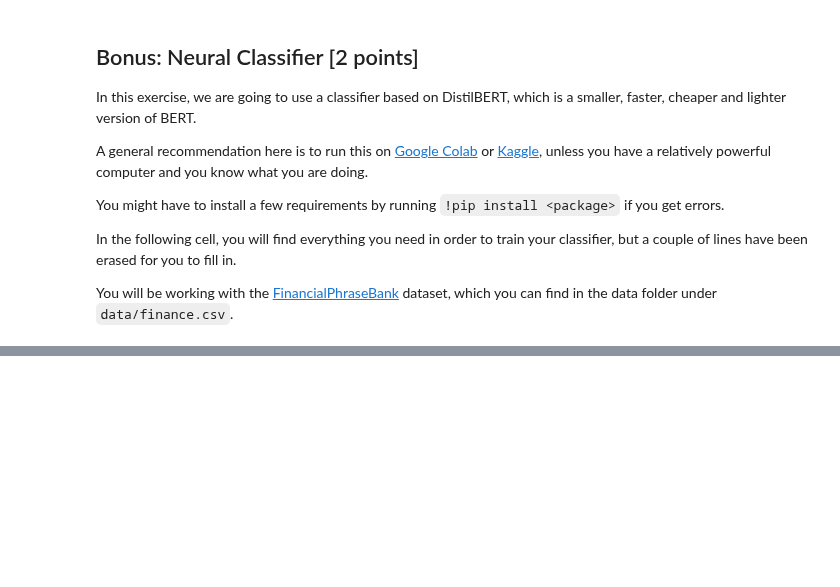
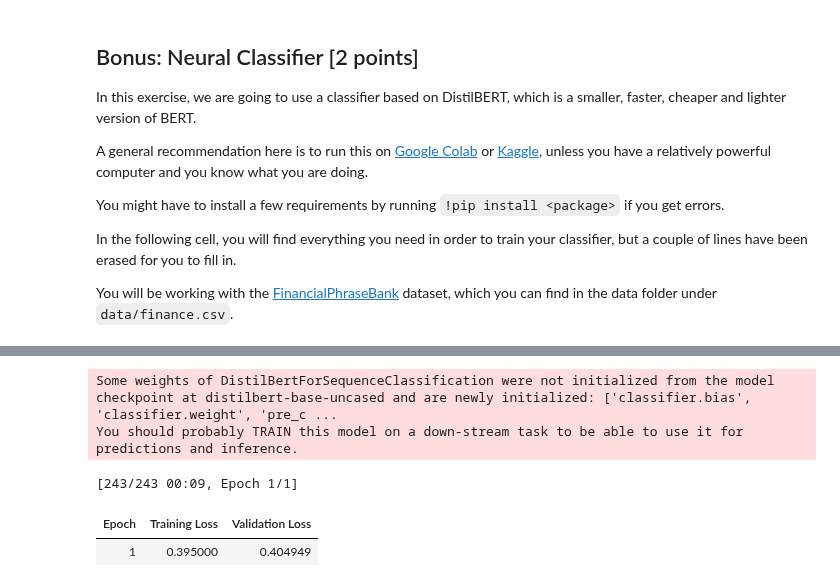
Before and after one commit to Maxewang0220/SNLP, a Jupyter notebook: Assignment_7/Assignment7.ipynb, the cells around one changed output, grey strips where cells are left out. Cells and saved outputs as stored; diff of their text form; code cells hidden in the pictures; blank space fills up the shorter version.

```diff
--- a/Assignment_7/Assignment7.ipynb
+++ b/Assignment_7/Assignment7.ipynb
@@ -711,54 +837,95 @@ You will be working with the [FinancialPhraseBank](https://www.kaggle.com/datase
 #
 # Your code here!
 #
+import pandas as pd
 import torch
-from transformers import DistilBertTokenizerFast, DistilBertForSequenceClassification, Trainer, TrainingArguments
+from transformers import (
+    DistilBertTokenizerFast,
+    DistilBertForSequenceClassification,
+    Trainer,
+    TrainingArguments,
+)
 from transformers import DataCollatorWithPadding
 from datasets import Dataset
 from tqdm import tqdm as tqdm
+from sklearn.tree import DecisionTreeClassifier
+
+df = pd.read_csv(
+    "data/finance.csv",
+    header=None,
+    names=["sentiment", "sentence"],
+    encoding="latin-1",
+)
+df.dropna(inplace=True)
+
+sentiment_map = {"positive": 0, "neutral": 1, "negative": 2}
+df['label'] = df['sentiment'].map(sentiment_map)
+
+df.dropna(subset=['label'], inplace=True)
+df['label'] = df['label'].astype(int)
+
+num_labels = len(df['label'].unique())
+
+X = df["sentence"].tolist()
+y = df["label"].tolist()
+
+X_train, X_test, y_train, y_test = train_test_split(
+    X, y, test_size=0.2, random_state=42, stratify=y
+)
 
 # create 2 pandas dataframes train_df and test_df
 # train_df holds the sentences of X_train and the labels y_train ("sentence": X_train, "label": y_train)
 # test_df is analogous for the test set
-train_df = _
-test_df = _
+train_df = pd.DataFrame({"sentence": X_train, "label": y_train})
+test_df = pd.DataFrame({"sentence": X_test, "label": y_test})
+
 
 # now convert the pandas DataFrames into HuggingFace Dataset objects
-train_dataset = _
-test_dataset = _
+train_dataset = Dataset.from_pandas(train_df)
+test_dataset = Dataset.from_pandas(test_df)
 
 # import the distilbert-base-uncased tokenizer using .from_pretrained
-tokenizer = _
+model_name = "distilbert-base-uncased"
+tokenizer = DistilBertTokenizerFast.from_pretrained(model_name)
+
 
 # write your tokenize function that passes a sentence from the data to the tokenizer
 def tokenize_function(data):
-    return tokenizer( _ , truncation=True)
+    return tokenizer(data["sentence"], truncation=True)
+
 
 # now call the .map() function of your both huggingface datasets from above and pass the
 # tokenize_function, but without parentheses. Also pass batched=True
-train_dataset = _
-test_dataset = _
+train_dataset = train_dataset.map(tokenize_function, batched=True)
+test_dataset = test_dataset.map(tokenize_function, batched=True)
+
 
 # now call the .set_format() function of your datasets and set the format to type='torch'
 # and columns=['input_ids', 'attention_mask', 'label']
-train_dataset.set_format(_, _)
-test_dataset.set_format(_, _)
+train_dataset = train_dataset.remove_columns(["sentence"])
+test_dataset = test_dataset.remove_columns(["sentence"])
+train_dataset.set_format("torch", columns=["input_ids", "attention_mask", "label"])
+test_dataset.set_format("torch", columns=["input_ids", "attention_mask", "label"])
 
 # load distilbert-base-uncased as a model for sequence classification and set the correct number of labels
-model = _
+model = DistilBertForSequenceClassification.from_pretrained(
+    model_name, num_labels=num_labels
+)
+
 
 # Simply use these predefined arguments for the trainer
 training_args = TrainingArguments(
-    output_dir='./results',
-    evaluation_strategy='epoch',
-    save_strategy='epoch',
+    output_dir="./results",
+    eval_strategy="epoch",
+    save_strategy="epoch",
     learning_rate=2e-5,
     per_device_train_batch_size=16,
     per_device_eval_batch_size=16,
     num_train_epochs=1,
     weight_decay=0.01,
-    logging_dir='./logs',
+    logging_dir="./logs",
     logging_steps=10,
+    report_to="none",
 )
 
 # use this data collator
@@ -789,3 +956,4 @@ accuracy = accuracy_score(y_test, preds)
 print(f"Evaluation results: {eval_results}")
 print(f"Accuracy: {accuracy:.4f}")
 print(f"Evaluation results: {eval_results}")
+# %% [output]
@@ -791,0 +965,5 @@ print(f"Evaluation results: {eval_results}")
+Some weights of DistilBertForSequenceClassification were not initialized from the model checkpoint at distilbert-base-uncased and are newly initialized: ['classifier.bias', 'classifier.weight', 'pre_c ...
+You should probably TRAIN this model on a down-stream task to be able to use it for predictions and inference.
+[243/243 00:09, Epoch 1/1]
+| Epoch | Training Loss | Validation Loss |
+| 1 | 0.395000 | 0.404949 |
```
Also changed, not shown: parts of 6 cells of this notebook.
